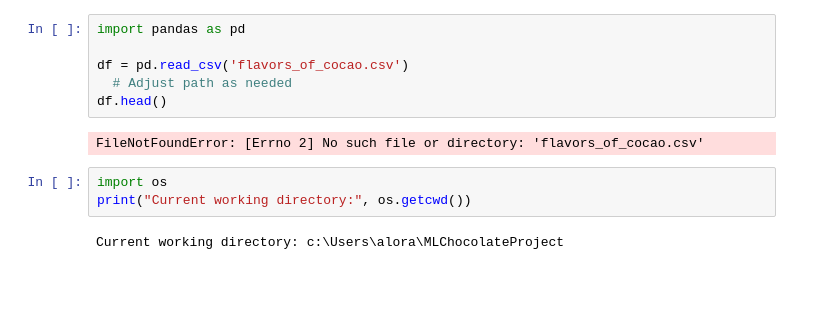
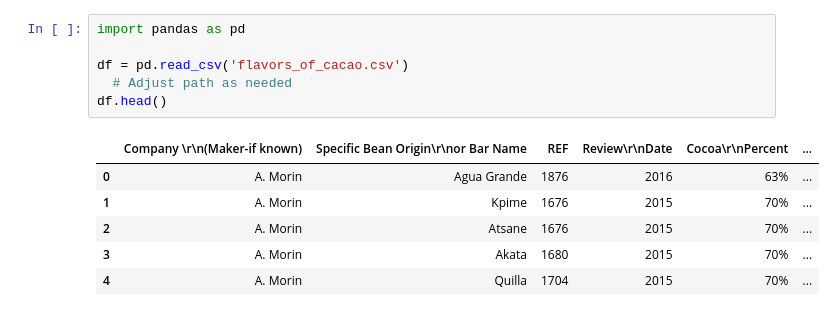
Before and after one commit to aloraorr/MLChocolateProject, a Jupyter notebook: ml_chocolate_project.ipynb, the cells around one changed output. Drawn from its saved outputs; the diff is of its cells as text; blank space fills up the shorter version.

```diff
--- a/ml_chocolate_project.ipynb
+++ b/ml_chocolate_project.ipynb
@@ -1,13 +1,13 @@
 # %%
 import pandas as pd
 
-df = pd.read_csv('flavors_of_cocao.csv')
+df = pd.read_csv('flavors_of_cacao.csv')
   # Adjust path as needed
 df.head()
 # %% [output]
-FileNotFoundError: [Errno 2] No such file or directory: 'flavors_of_cocao.csv'
+|  | Company \r\n(Maker-if known) | Specific Bean Origin\r\nor Bar Name | REF | Review\r\nDate | Cocoa\r\nPercent | ... |
+| 0 | A. Morin | Agua Grande | 1876 | 2016 | 63% | ... |
+| 1 | A. Morin | Kpime | 1676 | 2015 | 70% | ... |
+| 2 | A. Morin | Atsane | 1676 | 2015 | 70% | ... |
+| 3 | A. Morin | Akata | 1680 | 2015 | 70% | ... |
+| 4 | A. Morin | Quilla | 1704 | 2015 | 70% | ... |
-# %%
-import os
-print("Current working directory:", os.getcwd())
-# %% [output]
-Current working directory: c:\Users\alora\MLChocolateProject
```
Also changed, not shown: parts of 2 cells of this notebook, 1 other file.
